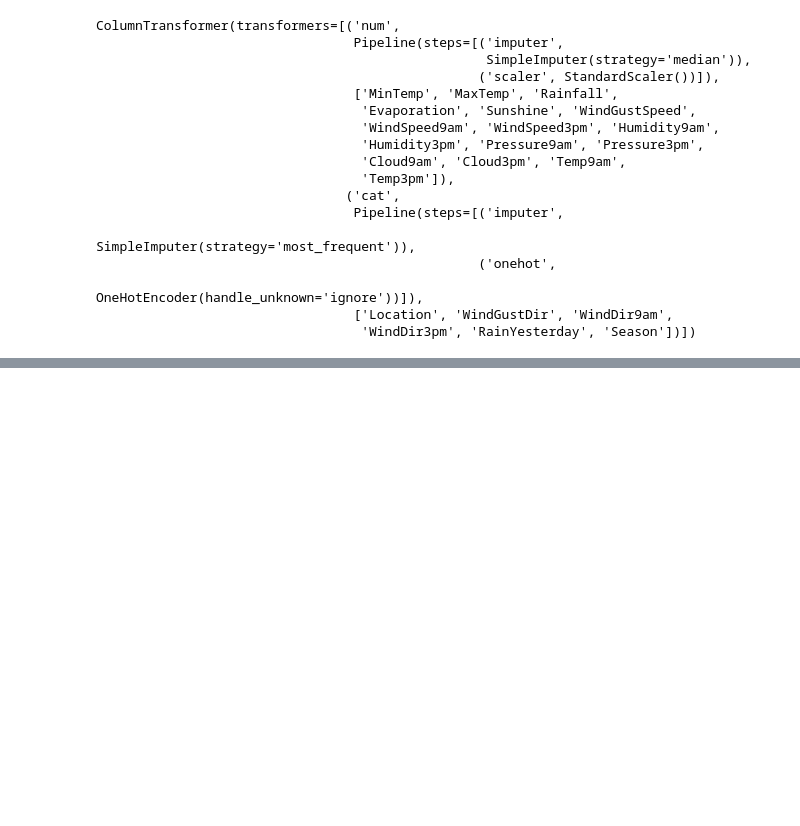
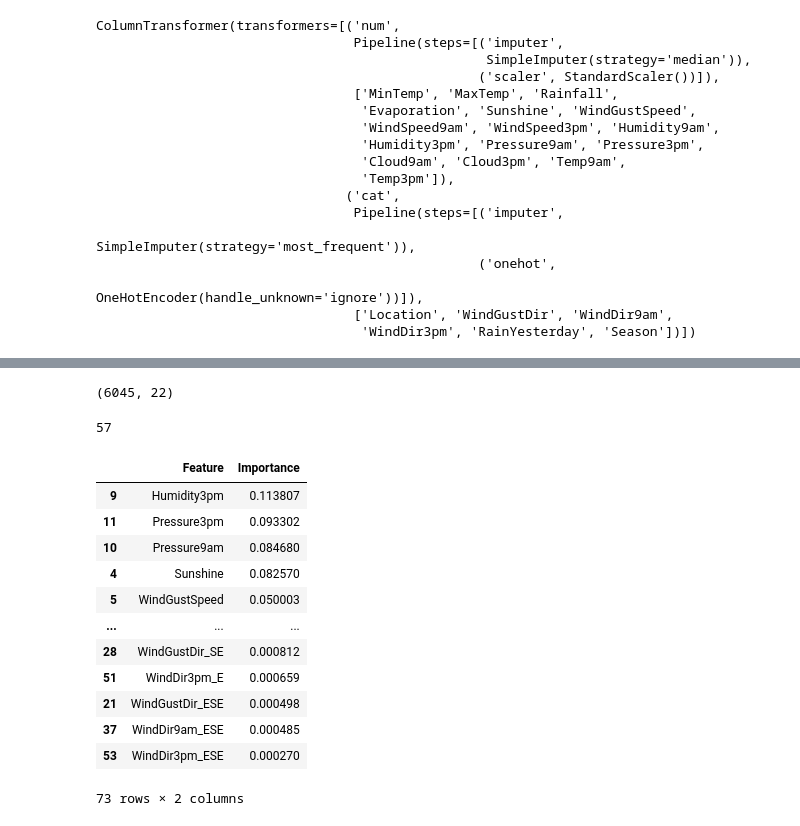
Before and after one commit to Tinonturja/MachineLearning, a Jupyter notebook: Rainfall_Prediction_Classifier.ipynb, the cells around one changed output, grey strips where cells are left out. Saved outputs shown, nothing was run; the diff lists cells and outputs as text; code cells hidden in the pictures; blank space fills up the shorter version.

```diff
--- a/Rainfall_Prediction_Classifier.ipynb
+++ b/Rainfall_Prediction_Classifier.ipynb
@@ -378,0 +533,4 @@ ColumnTransformer(transformers=[('num',
+# %%
+X_train.shape
+# %% [output]
+(6045, 22)
@@ -378,0 +539,4 @@ ColumnTransformer(transformers=[('num',
+# %%
+len(features)
+# %% [output]
+57
@@ -378,0 +551,16 @@ ColumnTransformer(transformers=[('num',
+# %%
+importance_df
+# %% [output]
+|  | Feature | Importance |
+| 9 | Humidity3pm | 0.113807 |
+| 11 | Pressure3pm | 0.093302 |
+| 10 | Pressure9am | 0.084680 |
+| 4 | Sunshine | 0.082570 |
+| 5 | WindGustSpeed | 0.050003 |
+| ... | ... | ... |
+| 28 | WindGustDir_SE | 0.000812 |
+| 51 | WindDir3pm_E | 0.000659 |
+| 21 | WindGustDir_ESE | 0.000498 |
+| 37 | WindDir9am_ESE | 0.000485 |
+| 53 | WindDir3pm_ESE | 0.000270 |
+73 rows × 2 columns
```
Also changed, not shown: parts of 23 cells of this notebook, 1 other file.
